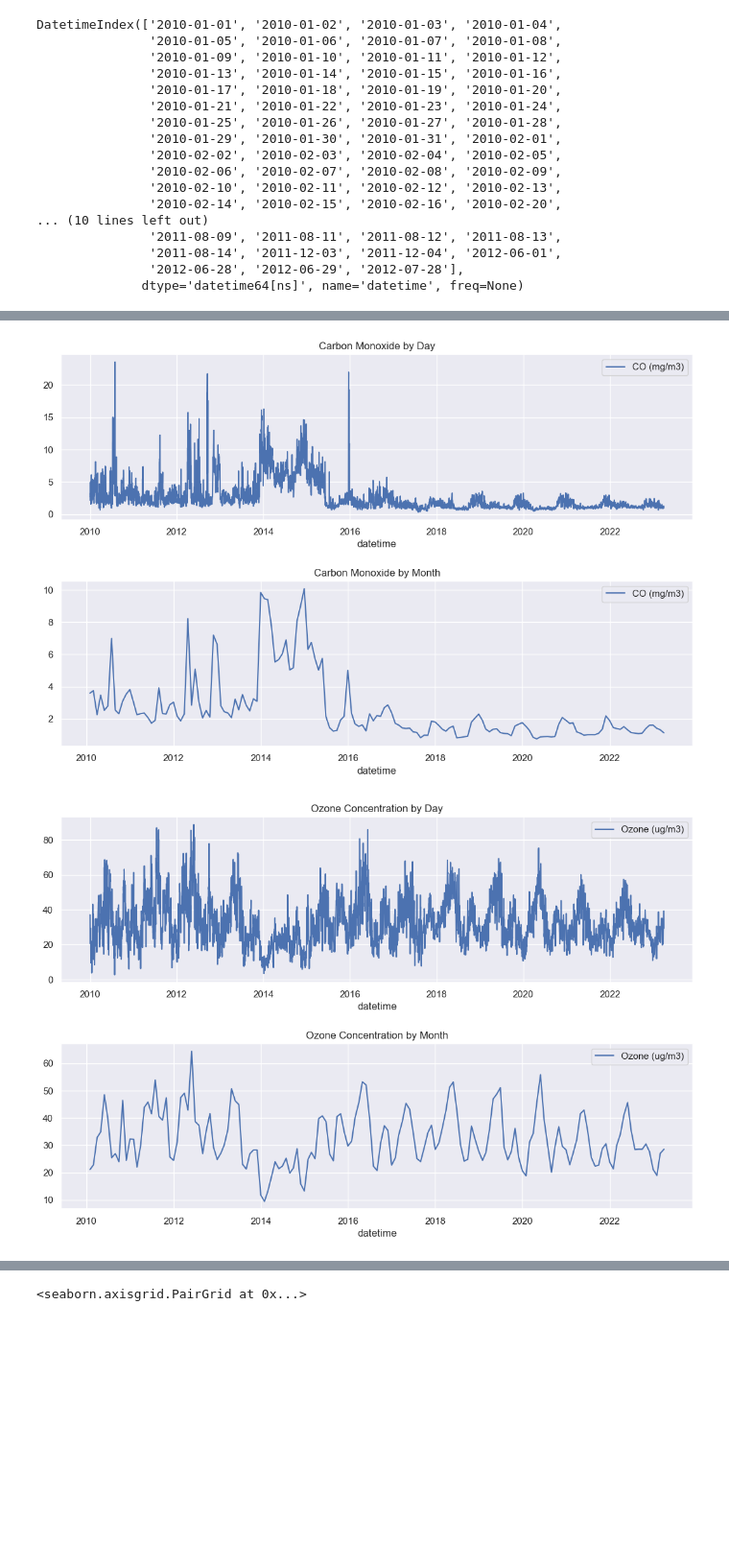
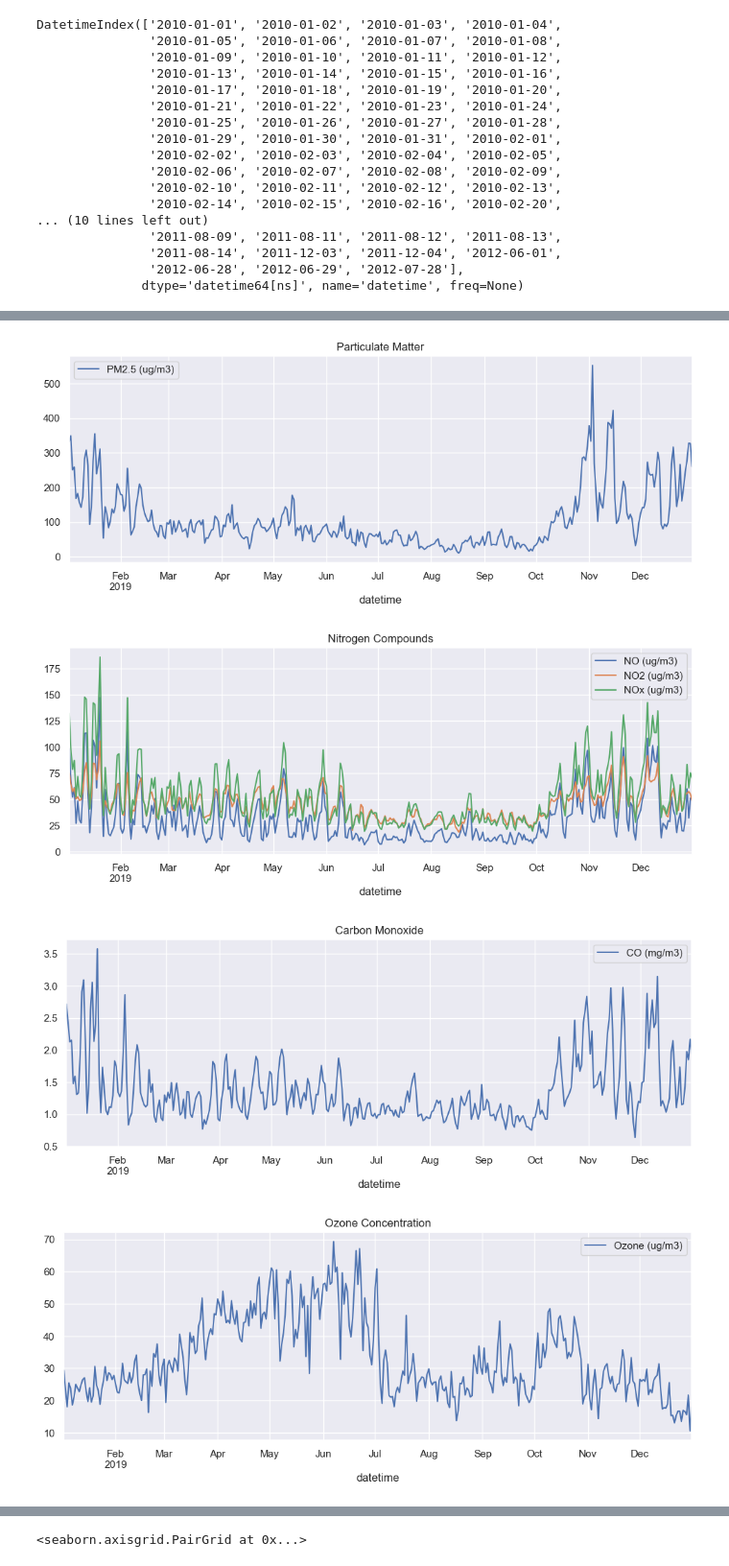
Before and after one commit to sotostzam/india-air-quality-analysis, a Jupyter notebook: main.ipynb, the cells around one changed output, grey strips where cells are left out. Shown at 96% size. Cells and saved outputs as stored; diff of their text form; code cells hidden in the pictures; blank space fills up the shorter version.

```diff
--- a/main.ipynb
+++ b/main.ipynb
@@ -476,26 +476,8 @@ df_sliced.loc[(df_sliced.index > '01-01-2018') & (df_sliced.index < '01-01-2019'
-# %%
-metric = 'Carbon Monoxide'
-
-fig, axes = plt.subplots(2, 1, figsize=(12,8))
-fig.tight_layout(pad=4.0)
-plt_day = sns.lineplot(data=sliced_df(df_slice_by_day, pollutants[metric]), dashes=False, ax=axes[0])
-plt_day.set_title(f'{metric} by Day')
-
-plt_month = sns.lineplot(data=sliced_df(df_slice_by_month, pollutants[metric]), dashes=False, ax=axes[1])
-plt_month.set_title(f'{metric} by Month')
-plt.show()
-# %% [output]
-[figure, removed]
-# %%
-metric = 'Ozone Concentration'
-
-fig, axes = plt.subplots(2, 1, figsize=(12,8))
-fig.tight_layout(pad=4.0)
-plt_day = sns.lineplot(data=sliced_df(df_slice_by_day, pollutants[metric]), dashes=False, ax=axes[0])
-plt_day.set_title(f'{metric} by Day')
-
-plt_month = sns.lineplot(data=sliced_df(df_slice_by_month, pollutants[metric]), dashes=False, ax=axes[1])
-plt_month.set_title(f'{metric} by Month')
-plt.show()
-# %% [output]
-[figure, removed]
+# %%
+for slice, df in slices.items():
+    df['Group by Day'].query('datetime > 2019 and datetime < 2020').plot(title=slice, figsize=(12,4))
+# %% [output]
+[figure, added]
+[figure, added]
+[figure, added]
+[figure, added]
```
Also changed, not shown: parts of 16 cells of this notebook.
